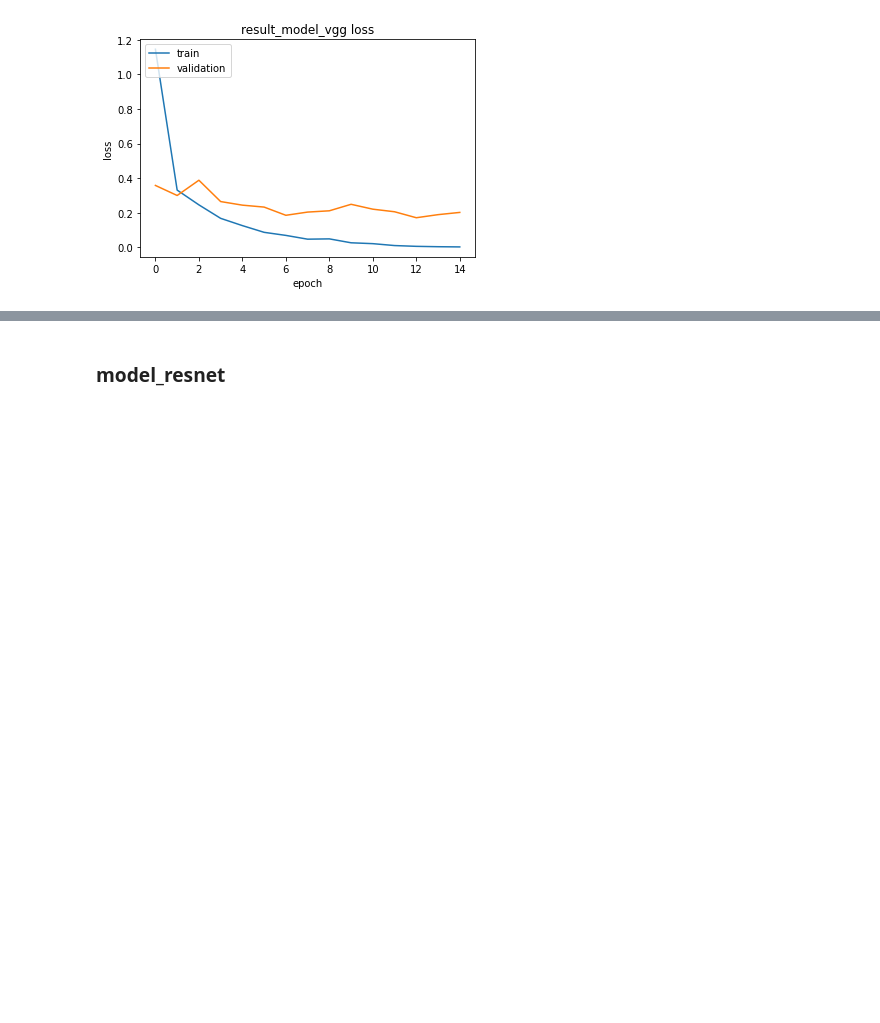
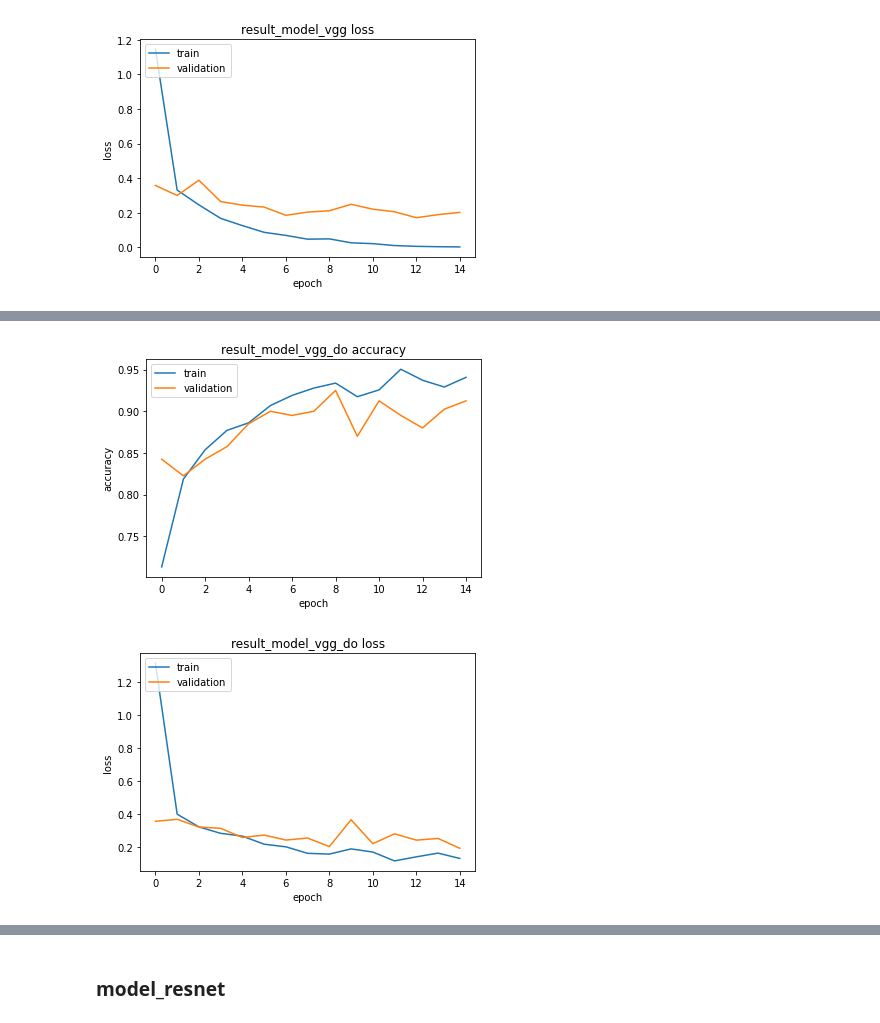
Before and after one commit to comHack/Mammography_DL_Classification, a Jupyter notebook: FirstAttempt.ipynb, the cells around one changed output, grey strips where cells are left out. Drawn from its saved outputs; the diff is of its cells as text; code cells hidden in the pictures; blank space fills up the shorter version.

Commit message:
Added dropout to the VGG based model

```diff
--- a/FirstAttempt.ipynb
+++ b/FirstAttempt.ipynb
@@ -883,0 +920,11 @@ plt.show()
+# %%
+x = Flatten()(last_output)
+
+x = Dense(256, activation='relu')(x)
+#x = Dense(256, activation='relu')(x)
+
+x = Dropout(0.3)(x)
+
+x = Dense(1, activation='sigmoid')(x)
+
+model_vgg_do = Model(vgg_do.input, outputs=x)
@@ -883,0 +951,15 @@ plt.show()
+# %%
+model_vgg_do.compile(
+    loss = 'binary_crossentropy',
+    optimizer = Adam(),
+    metrics = ['acc']
+)
+# %%
+result_model_vgg_do = model_vgg_do.fit(
+    train_generator,
+    steps_per_epoch = 160,
+    epochs = 15,
+    validation_data = validation_generator,
+    validation_steps = 20,
+    verbose = 2
+)
@@ -883,0 +984,21 @@ plt.show()
+# %%
+# Accuracy of "result_model_vgg_do"
+plt.plot(result_model_vgg_do.history['acc'])
+plt.plot(result_model_vgg_do.history['val_acc'])
+plt.title('result_model_vgg_do accuracy')
+plt.ylabel('accuracy')
+plt.xlabel('epoch')
+plt.legend(['train', 'validation'], loc='upper left')
+plt.show()
+
+# Loss of "result_model_vgg_do"
+plt.plot(result_model_vgg_do.history['loss'])
+plt.plot(result_model_vgg_do.history['val_loss'])
+plt.title('result_model_vgg_do loss')
+plt.ylabel('loss')
+plt.xlabel('epoch')
+plt.legend(['train', 'validation'], loc='upper left')
+plt.show()
+# %% [output]
+[figure, added]
+[figure, added]
```
Also changed, not shown: parts of 21 cells of this notebook.
